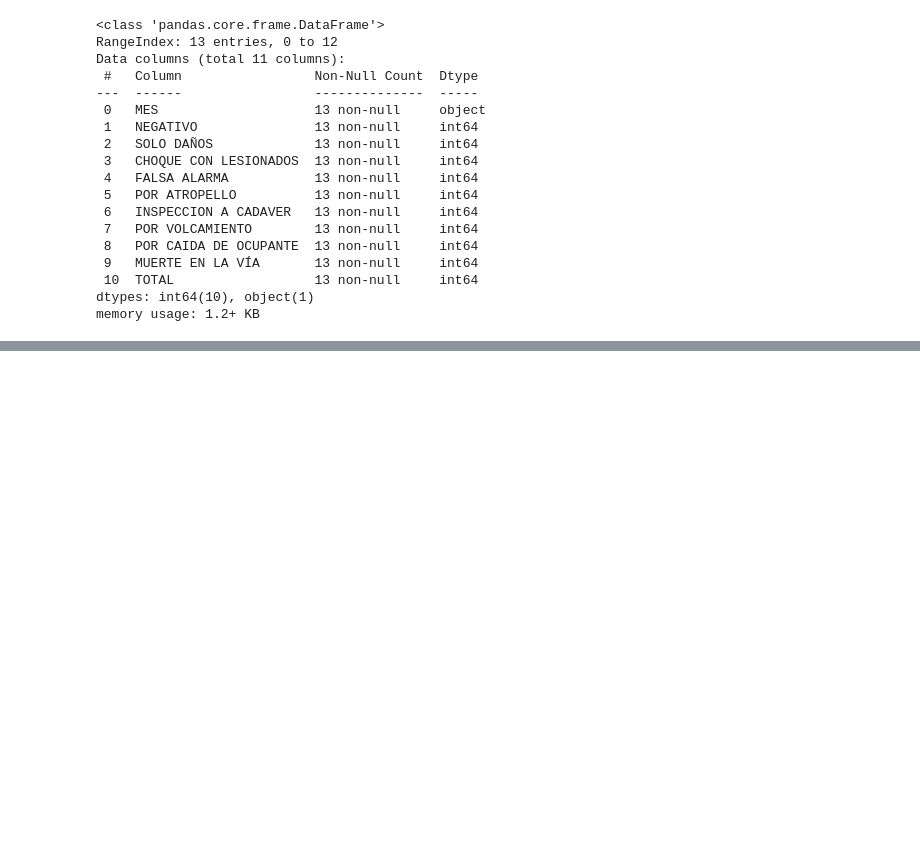
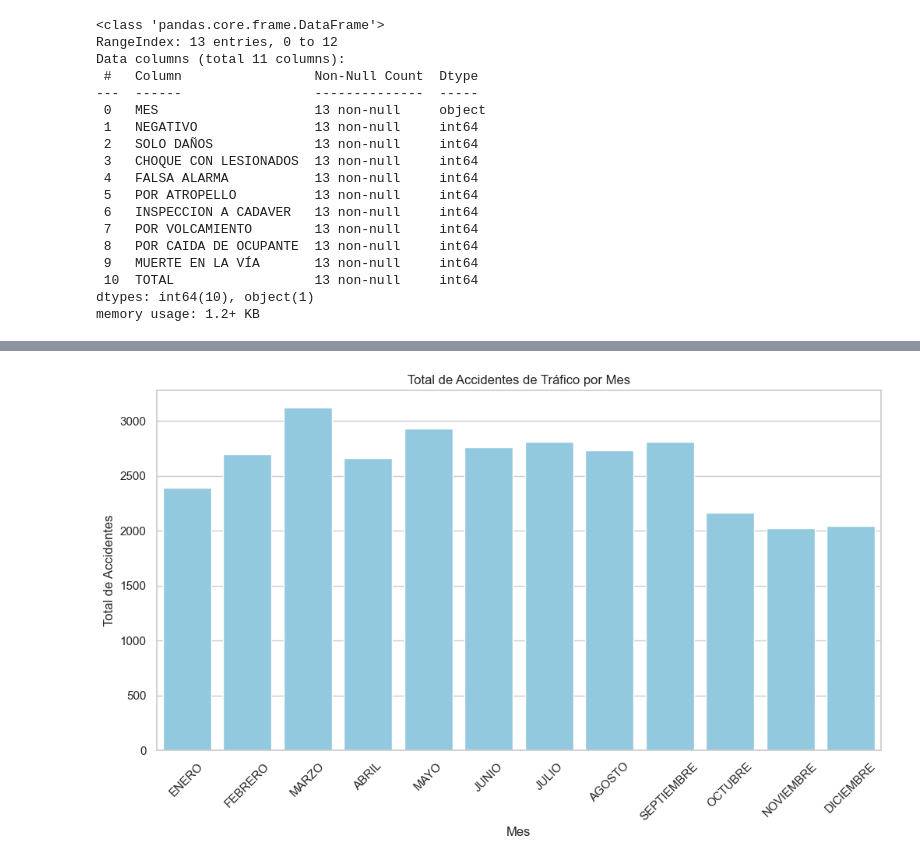
Before and after one commit to Skpow1234/Diabetes-Project-Prediction, a Jupyter notebook: notebook.ipynb, the cells around one changed output, grey strips where cells are left out. Drawn from its saved outputs; the diff is of its cells as text; code cells hidden in the pictures; blank space fills up the shorter version.

```diff
--- a/notebook.ipynb
+++ b/notebook.ipynb
@@ -51,0 +302,10 @@ memory usage: 1.2+ KB
+# %%
+plt.figure(figsize=(12, 6))
+sns.barplot(x="MES", y="TOTAL", data=df, color="skyblue")
+plt.title("Total de Accidentes de Tráfico por Mes")
+plt.xlabel("Mes")
+plt.ylabel("Total de Accidentes")
+plt.xticks(rotation=45)
+plt.show()
+# %% [output]
+[figure, added]
```
Also changed, not shown: parts of 17 cells of this notebook.
